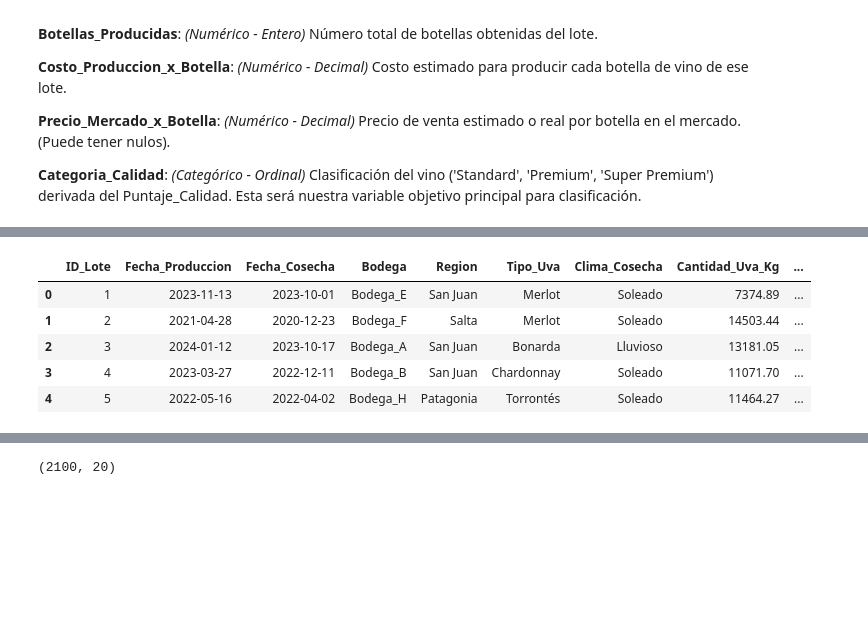
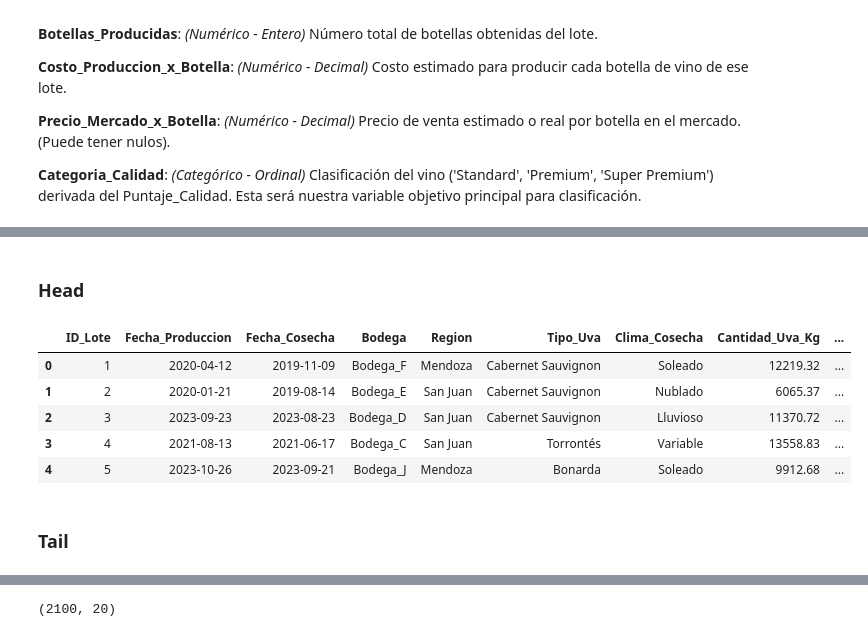
Before and after one commit to juancruzalbornoz/ProyectoDS, a Jupyter notebook: ProyectoDSParteIAlbornozJuanCruz.ipynb, the cells around one changed output, grey strips where cells are left out. Cells and saved outputs as stored; diff of their text form; code cells hidden in the pictures; blank space fills up the shorter version.

```diff
--- a/ProyectoDSParteIAlbornozJuanCruz.ipynb
+++ b/ProyectoDSParteIAlbornozJuanCruz.ipynb
@@ -204,10 +198,14 @@ df_1 = df.copy()
+# %% [markdown]
+### Head
 # %%
-df_1.head()
+df.head()
 # %% [output]
 |  | ID_Lote | Fecha_Produccion | Fecha_Cosecha | Bodega | Region | Tipo_Uva | Clima_Cosecha | Cantidad_Uva_Kg | ... |
-| 0 | 1 | 2023-11-13 | 2023-10-01 | Bodega_E | San Juan | Merlot | Soleado | 7374.89 | ... |
-| 1 | 2 | 2021-04-28 | 2020-12-23 | Bodega_F | Salta | Merlot | Soleado | 14503.44 | ... |
-| 2 | 3 | 2024-01-12 | 2023-10-17 | Bodega_A | San Juan | Bonarda | Lluvioso | 13181.05 | ... |
-| 3 | 4 | 2023-03-27 | 2022-12-11 | Bodega_B | San Juan | Chardonnay | Soleado | 11071.70 | ... |
-| 4 | 5 | 2022-05-16 | 2022-04-02 | Bodega_H | Patagonia | Torrontés | Soleado | 11464.27 | ... |
+| 0 | 1 | 2020-04-12 | 2019-11-09 | Bodega_F | Mendoza | Cabernet Sauvignon | Soleado | 12219.32 | ... |
+| 1 | 2 | 2020-01-21 | 2019-08-14 | Bodega_E | San Juan | Cabernet Sauvignon | Nublado | 6065.37 | ... |
+| 2 | 3 | 2023-09-23 | 2023-08-23 | Bodega_D | San Juan | Cabernet Sauvignon | Lluvioso | 11370.72 | ... |
+| 3 | 4 | 2021-08-13 | 2021-06-17 | Bodega_C | San Juan | Torrontés | Variable | 13558.83 | ... |
+| 4 | 5 | 2023-10-26 | 2023-09-21 | Bodega_J | Mendoza | Bonarda | Soleado | 9912.68 | ... |
+# %% [markdown]
+### Tail
 # %%
```
Also changed, not shown: parts of 53 cells of this notebook.
